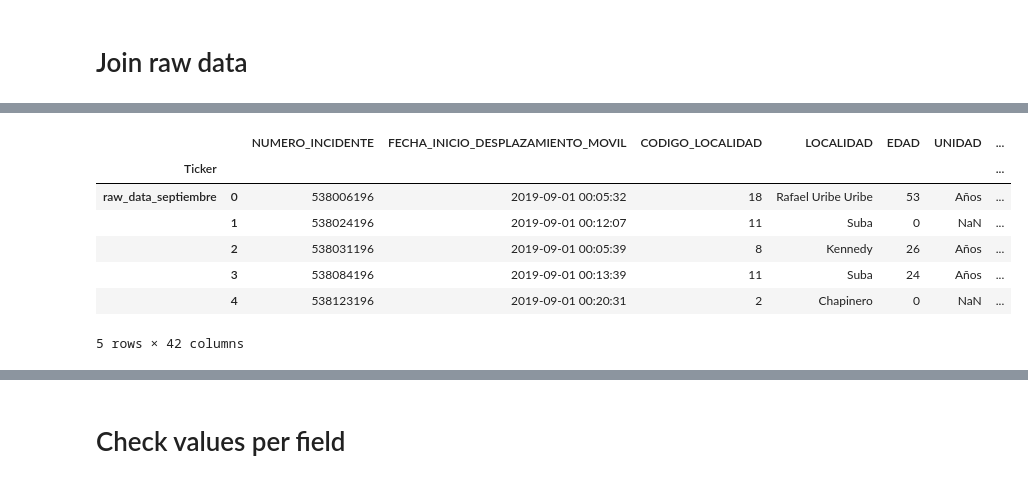
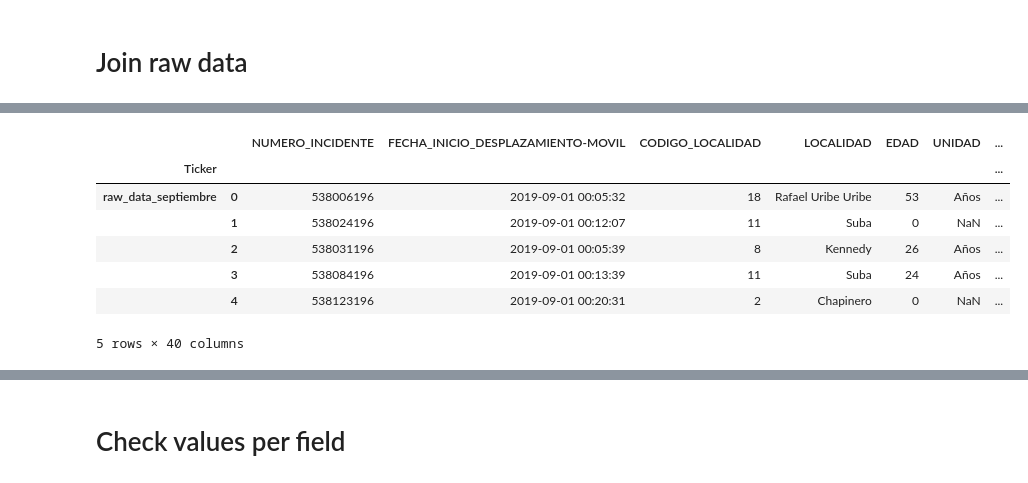
Before and after one commit to Rgalindo85/ESEIT_BigData, a Jupyter notebook: notebooks/0.2pramirez-clean_datos_abiertos_llamadas.ipynb, the cells around one changed output, grey strips where cells are left out. Drawn from its saved outputs; the diff is of its cells as text; code cells hidden in the pictures.

```diff
--- a/notebooks/0.2pramirez-clean_datos_abiertos_llamadas.ipynb
+++ b/notebooks/0.2pramirez-clean_datos_abiertos_llamadas.ipynb
@@ -184,3 +266,14 @@ Data columns (total 10 columns):
 dtypes: int64(2), object(8)
 memory usage: 1.2+ MB
 None
+# %%
+raw_data_noviembre["MES"] = ["NOVIEMBRE"]*raw_data_noviembre.shape[0]
+raw_data_noviembre["CLASIFICACION FINAL"] = ["SIN_DATO"]*raw_data_noviembre.shape[0]
+raw_data_noviembre.rename(
+    columns = {
+        'FECHA_INICIO_DESPLAZAMIENTO-MOVIL' : 'FECHA_INICIO_DESPLAZAMIENTO-MOVIL',
+
+    },
+    inplace=True
+)
+raw_data_noviembre.head()
@@ -206,3 +306,14 @@ Data columns (total 10 columns):
 dtypes: int64(2), object(8)
 memory usage: 1.4+ MB
 None
+# %%
+raw_data_octubre["MES"] = ["OCTUBRE"]*raw_data_octubre.shape[0]
+raw_data_octubre["CLASIFICACION FINAL"] = ["SIN_DATO"]*raw_data_octubre.shape[0]
+raw_data_octubre.rename(
+    columns = {
+        'FECHA_DESPACHO_518' : 'FECHA_INICIO_DESPLAZAMIENTO-MOVIL',
+
+    },
+    inplace=True
+)
+raw_data_octubre.head()
@@ -228,3 +346,14 @@ Data columns (total 10 columns):
 dtypes: int64(3), object(7)
 memory usage: 1.3+ MB
 None
+# %%
+raw_data_septiembre["MES"] = ["SEPTIEMBRE"]*raw_data_septiembre.shape[0]
+raw_data_septiembre["CLASIFICACION FINAL"] = ["SIN_DATO"]*raw_data_septiembre.shape[0]
+raw_data_septiembre.rename(
+    columns = {
+        'FECHA_INICIO_DESPLAZAMIENTO-MOVIL' : 'FECHA_INICIO_DESPLAZAMIENTO-MOVIL',
+
+    },
+    inplace=True
+)
+raw_data_septiembre.head()
@@ -251,21 +387,21 @@ display(join_data)
 # %%
 # Don't let white spaces between headers to avoid errors during the pipeline
 # This is sometimes called a recipe for etl
 join_data.rename(
     columns = {
-        'FECHA_INICIO_DESPLAZAMIENTO-MOVIL' : 'FECHA_INICIO_DESPLAZAMIENTO_MOVIL',
         'CODIGO DE LOCALIDAD'               : 'CODIGO_LOCALIDAD',
-        'CLASIFICACION FINAL'               : 'CLASIFICACION_FINAL'
+        'CLASIFICACION FINAL'               : 'CLASIFICACION_FINAL',
+
     },
     inplace=True
 )
 join_data.head()
 # %% [output]
-|  |  | NUMERO_INCIDENTE | FECHA_INICIO_DESPLAZAMIENTO_MOVIL | CODIGO_LOCALIDAD | LOCALIDAD | EDAD | UNIDAD | ... |
+|  |  | NUMERO_INCIDENTE | FECHA_INICIO_DESPLAZAMIENTO-MOVIL | CODIGO_LOCALIDAD | LOCALIDAD | EDAD | UNIDAD | ... |
 | Ticker |  |  |  |  |  |  |  | ... |
 | raw_data_septiembre | 0 | 538006196 | 2019-09-01 00:05:32 | 18 | Rafael Uribe Uribe | 53 | Años | ... |
 |  | 1 | 538024196 | 2019-09-01 00:12:07 | 11 | Suba | 0 | NaN | ... |
 |  | 2 | 538031196 | 2019-09-01 00:05:39 | 8 | Kennedy | 26 | Años | ... |
 |  | 3 | 538084196 | 2019-09-01 00:13:39 | 11 | Suba | 24 | Años | ... |
 |  | 4 | 538123196 | 2019-09-01 00:20:31 | 2 | Chapinero | 0 | NaN | ... |
-5 rows × 42 columns
+5 rows × 40 columns
```
Also changed, not shown: parts of 36 cells of this notebook.
